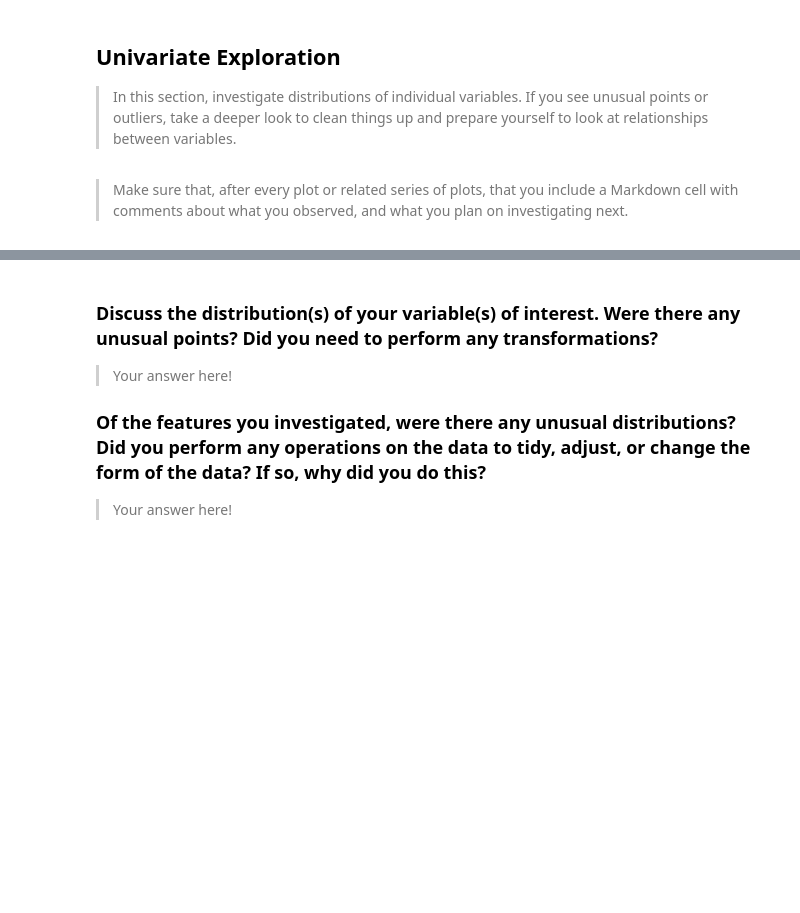
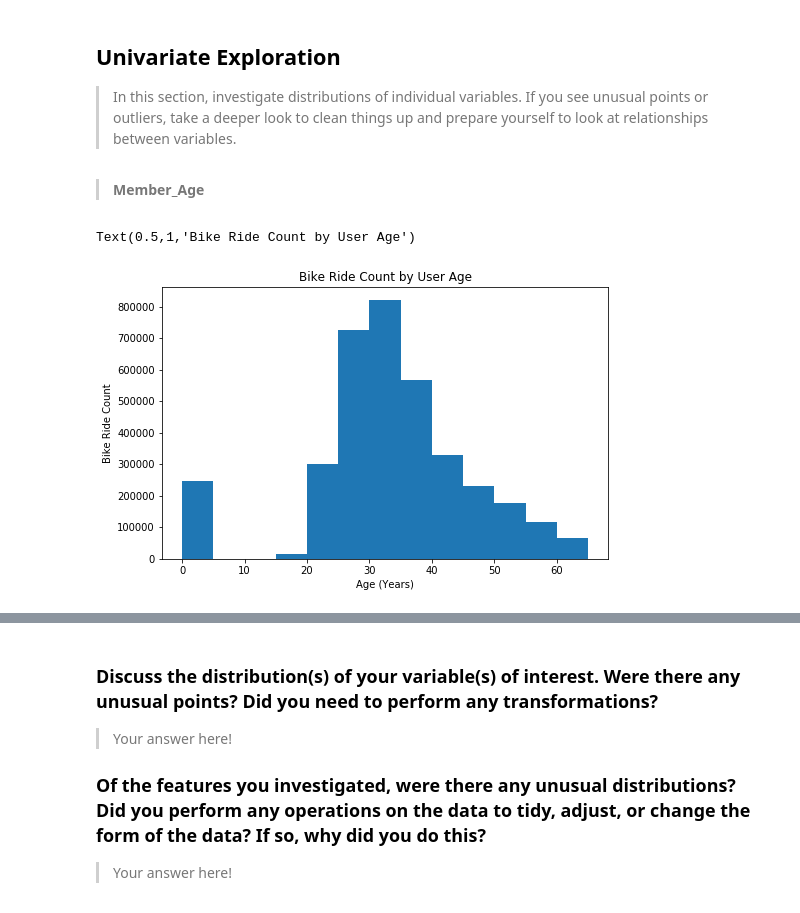
Before and after one commit to mkarkhan/Communicate-Data-Findings, a Jupyter notebook: exploratory_analysis.ipynb, the cells around one changed output, grey strips where cells are left out. Saved outputs shown, nothing was run; the diff lists cells and outputs as text; code cells hidden in the pictures; blank space fills up the shorter version.

```diff
--- a/exploratory_analysis.ipynb
+++ b/exploratory_analysis.ipynb
@@ -297,22 +298,24 @@ Assigned calculated distance to distance column in dataframe
 # %% [markdown]
 #### Code:
 # %%
-def distfromlatlong(lat_start,long_start,lat_end,long_end):
+import math
+from math import radians, sin, cos, acos
 
-    # approximate radius of earth in km
-    R = 6373.0
+def distfromlatlong(lat_start,lon_start,lat_end,lon_end):
 
-    dlon = long_end - long_start
-    dlat = lat_end - lat_start
+    # approximate radius of earth in miles
+    R = 3958.8
 
-    a = np.sin(dlat / 2)**2 + np.cos(lat_start) * np.cos(lat_end) * np.sin(dlon / 2)**2
-    c = 2 * np.arctan2(np.sqrt(a), np.sqrt(1 - a))
+    dlon = math.radians(lon_end - lon_start)
+    dlat = math.radians(lat_end - lat_start)
+
+    a = sin(dlat / 2)**2 + cos(lat_start) * cos(lat_end) * sin(dlon / 2)**2
+    c = 2 * math.atan2(math.sqrt(a), math.sqrt(1 - a))
 
     distance = R * c
-
     return distance
-
-bikedata_df_copy['distance'] = distfromlatlong(bikedata_df_copy['start_station_latitude'], bikedata_df_copy['start_station_longitude'], bikedata_df_copy['end_station_latitude'], bikedata_df_copy['end_station_longitude'])
+# %%
+bikedata_df_copy['distance'] = bikedata_df_copy.apply(lambda x: distfromlatlong(x['start_station_latitude'], x['start_station_longitude'], x['end_station_latitude'], x['end_station_longitude']), axis=1)
 # %% [markdown]
 #### Test:
 # %%
@@ -337,0 +359,2 @@ Name: distance, Length: 3436488, dtype: float64
+# %%
+bikedata_df_copy = bikedata_df_copy.query('age <= 65')
@@ -369,7 +394,15 @@ memory usage: 471.9+ MB
 > In this section, investigate distributions of individual variables. If
 you see unusual points or outliers, take a deeper look to clean things up
 and prepare yourself to look at relationships between variables.
-# %% [markdown]
-> Make sure that, after every plot or related series of plots, that you
-include a Markdown cell with comments about what you observed, and what
-you plan on investigating next.
+# %% [markdown]
+> <b> Member_Age </b>
+# %%
+plt.figure(figsize = [8,5])
+bin_edges = np.arange(0,bikedata_df_copy['age'].max()+1,5)
+plt.hist(data = bikedata_df_copy, x='age', bins=bin_edges)
+plt.xlabel('Age (Years)')
+plt.ylabel('Bike Ride Count')
+plt.title('Bike Ride Count by User Age', fontsize = 12)
+# %% [output]
+Text(0.5,1,'Bike Ride Count by User Age')
+[figure, added]
```
Also changed, not shown: parts of 28 cells of this notebook.
